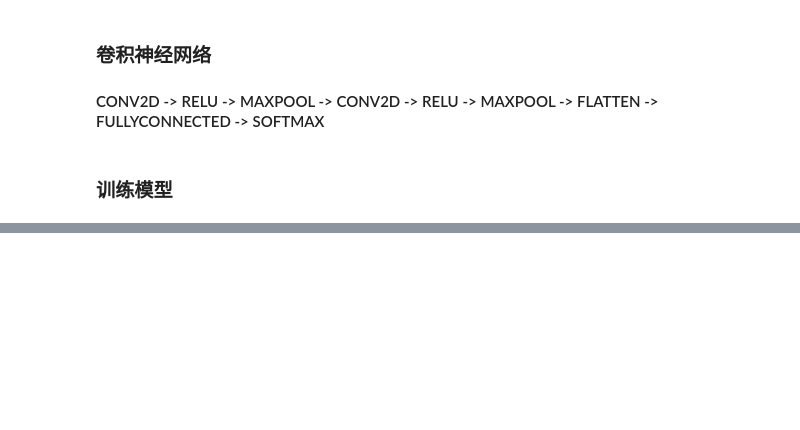
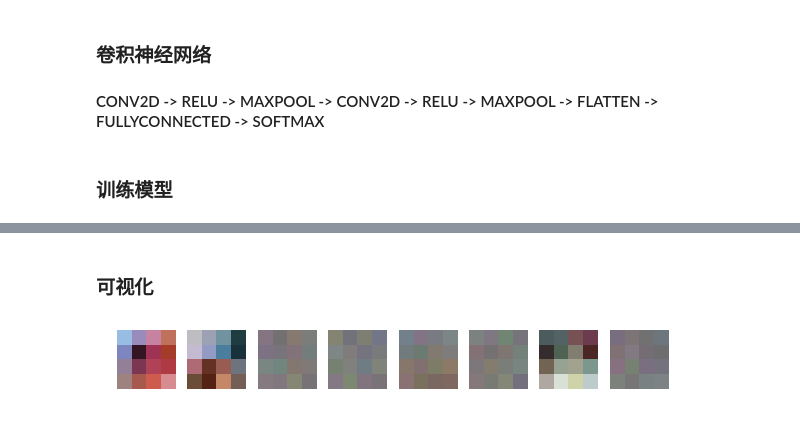
Before and after one commit to Morrowind1983/deeplearning.ai-exercises, a Jupyter notebook: 04 Convolutional Neural Networks/Week 1/Exercise.ipynb, the cells around one changed output, grey strips where cells are left out. Drawn from its saved outputs; the diff is of its cells as text; code cells hidden in the pictures; blank space fills up the shorter version.

```diff
--- a/04 Convolutional Neural Networks/Week 1/Exercise.ipynb
+++ b/04 Convolutional Neural Networks/Week 1/Exercise.ipynb
@@ -298,0 +307,11 @@ except IOError:
+# %% [markdown]
+### 可视化
+# %%
+# 可视化卷积层1的8个4*4*3的过滤器
+for i in range(8):
+    plt.subplot(1, 16, i + 1)
+    img = 1 / (1 + np.exp(-parameters['CONV1W'][:,:,:,i]))
+    plt.imshow(img, interpolation='nearest')
+    plt.axis('off')
+# %% [output]
+[figure, added]
```
Also changed, not shown: parts of 7 cells of this notebook, 1 other file.
